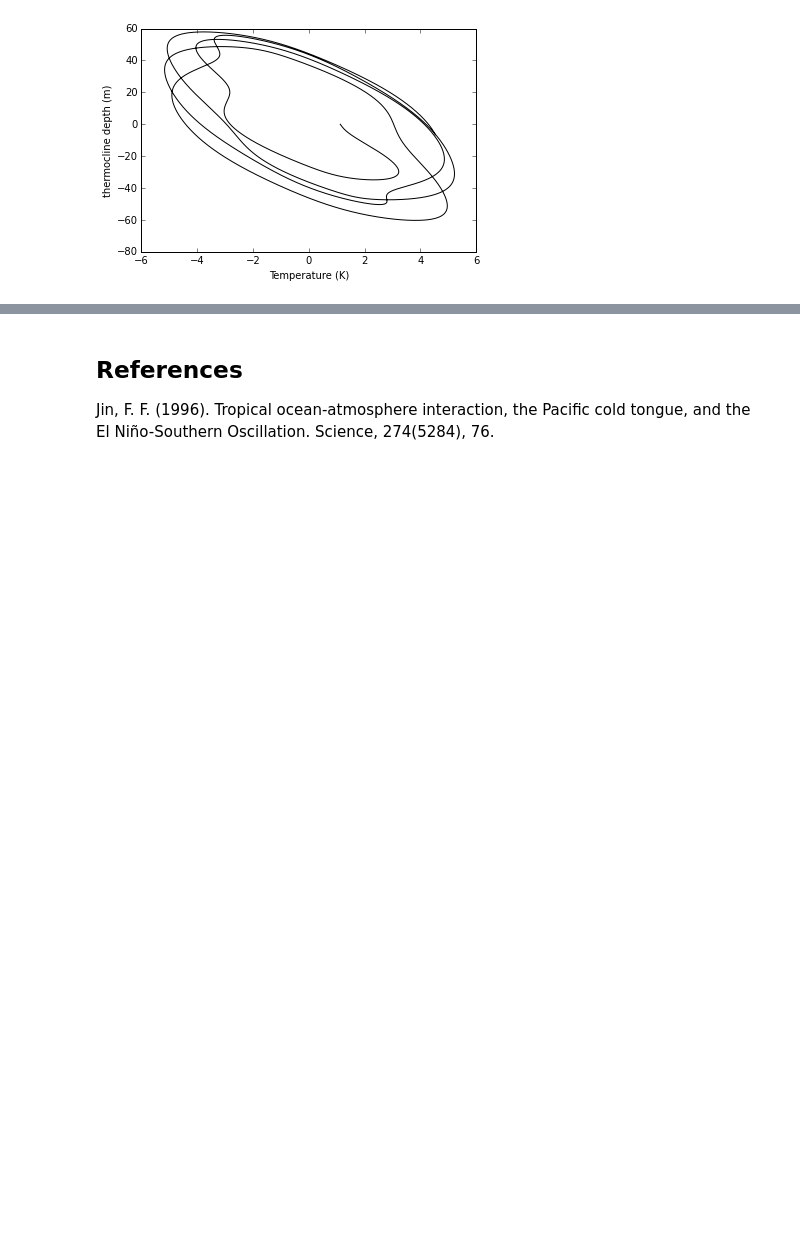
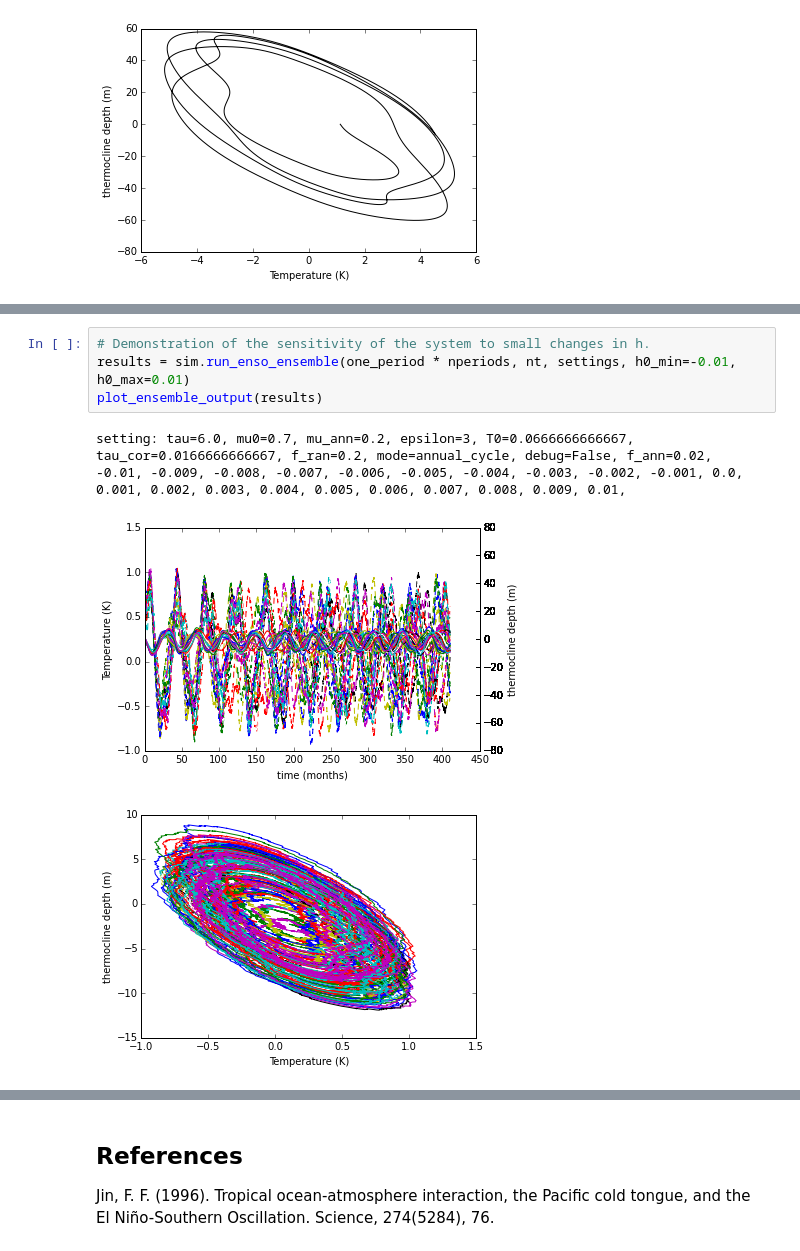
Before and after one commit to markmuetz/mtmw14, a Jupyter notebook: project1/Project1_ENSO_oscillator.ipynb, the cells around one changed output, grey strips where cells are left out. Drawn from its saved outputs; the diff is of its cells as text; blank space fills up the shorter version.

```diff
--- a/project1/Project1_ENSO_oscillator.ipynb
+++ b/project1/Project1_ENSO_oscillator.ipynb
@@ -112,0 +127,9 @@ setting: tau=6.0, mu0=0.75, mu_ann=0.2, epsilon=0.1, tau_cor=0.0166666666667, f_
+# %%
+# Demonstration of the sensitivity of the system to small changes in h.
+results = sim.run_enso_ensemble(one_period * nperiods, nt, settings, h0_min=-0.01, h0_max=0.01)
+plot_ensemble_output(results)
+# %% [output]
+setting: tau=6.0, mu0=0.7, mu_ann=0.2, epsilon=3, T0=0.0666666666667, tau_cor=0.0166666666667, f_ran=0.2, mode=annual_cycle, debug=False, f_ann=0.02,
+-0.01, -0.009, -0.008, -0.007, -0.006, -0.005, -0.004, -0.003, -0.002, -0.001, 0.0, 0.001, 0.002, 0.003, 0.004, 0.005, 0.006, 0.007, 0.008, 0.009, 0.01,
+[figure, added]
+[figure, added]
```
Also changed, not shown: parts of 6 cells of this notebook, 1 other file.
